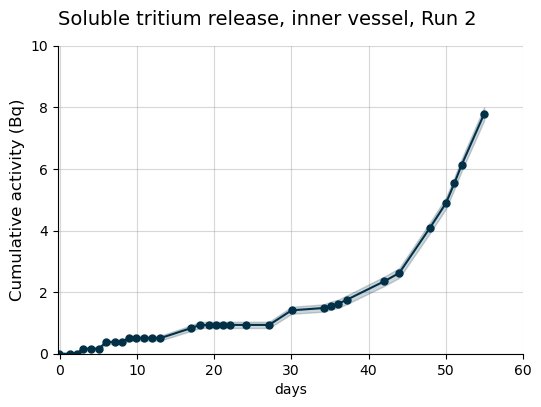
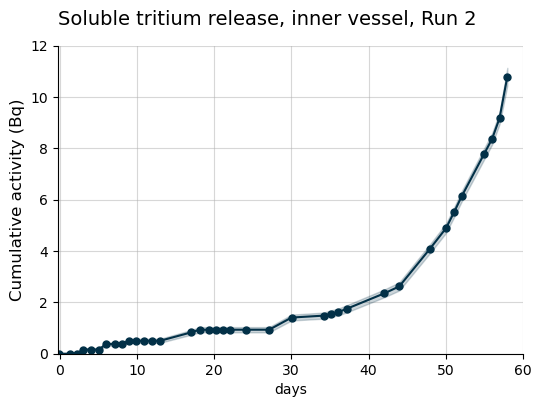
Code edit (unified diff) that turned the first committed figure into the second:
--- before
+++ after
@@ -25,5 +25,5 @@
 
 plt.title("Soluble tritium release, inner vessel, Run 2", loc="left", fontsize=14, pad=15)
-plt.ylim(top=10)
+plt.ylim(top=12)
 plt.xlim(right = 60)
 plt.xlim(left = -0.2)

Commit: Running analysis